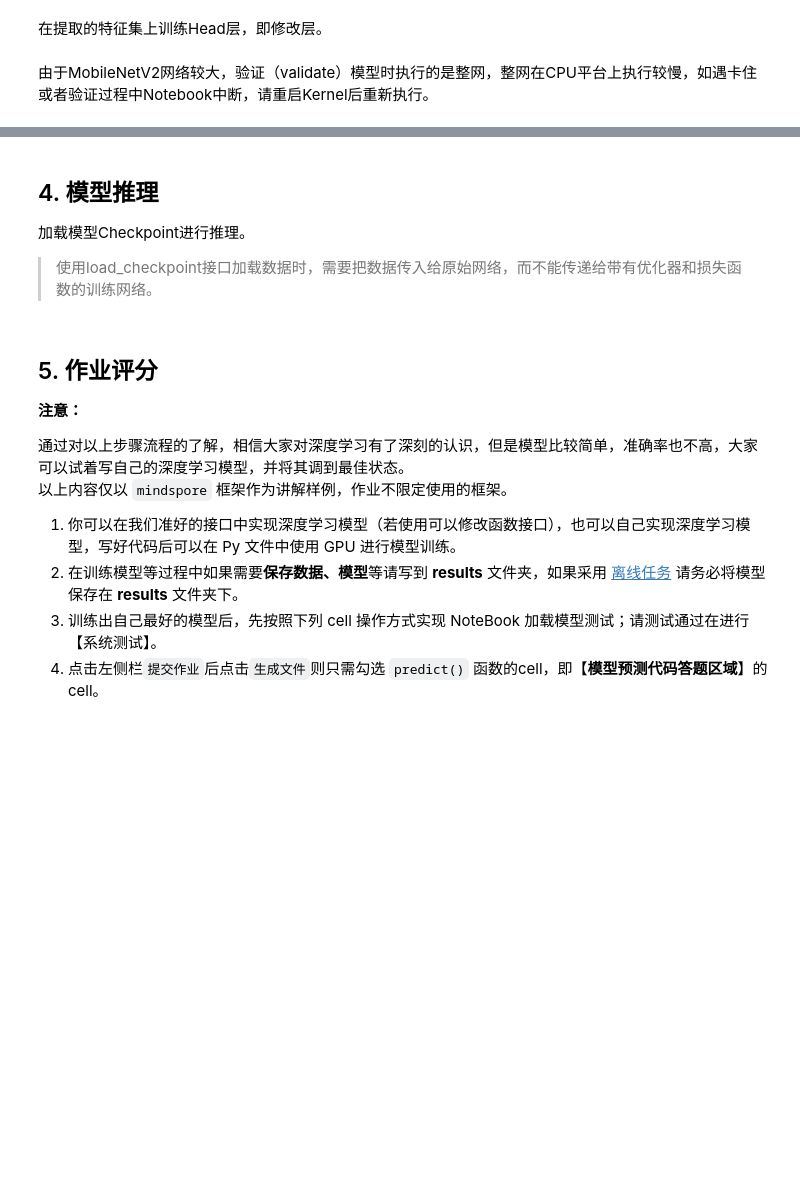
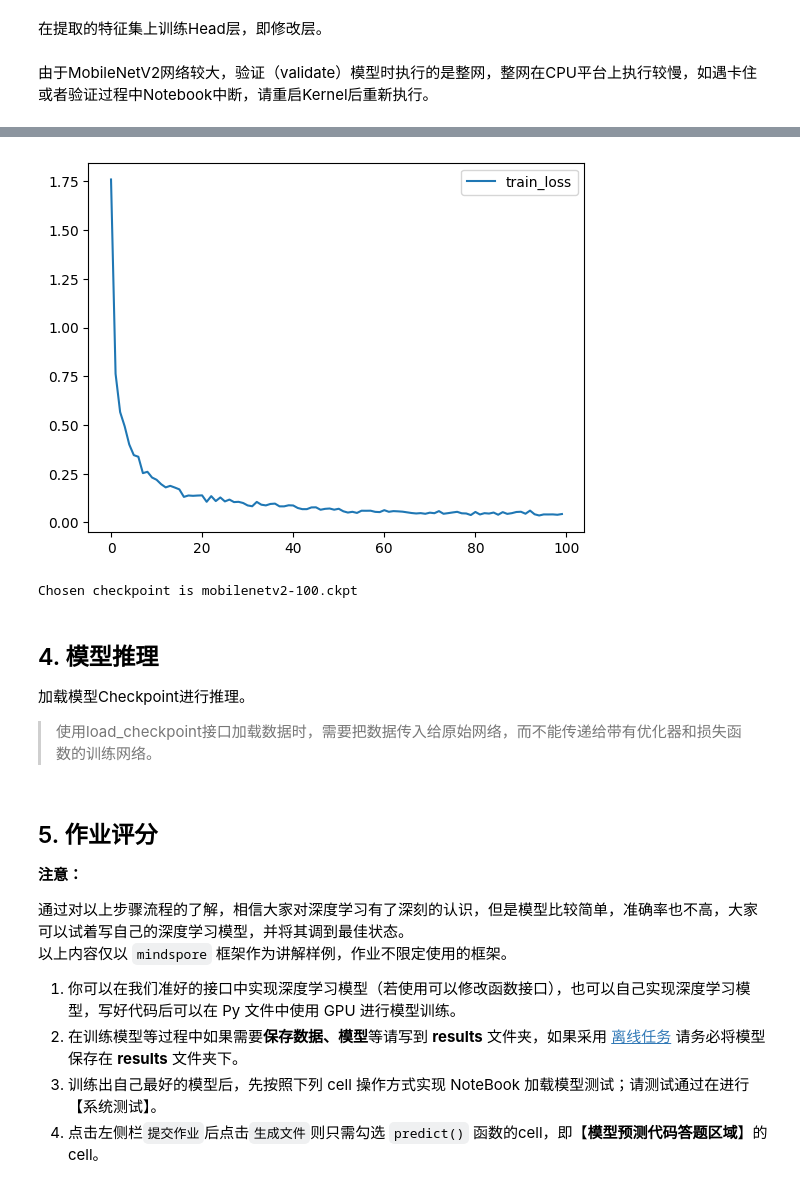
Before and after one commit to CodeTeamster/ai-homework, a Jupyter notebook: handwritting-garbage-classify/main.ipynb, the cells around one changed output, grey strips where cells are left out. Drawn from its saved outputs; the diff is of its cells as text; code cells hidden in the pictures; blank space fills up the shorter version.

```diff
--- a/handwritting-garbage-classify/main.ipynb
+++ b/handwritting-garbage-classify/main.ipynb
@@ -291,15 +320,30 @@ class MobileNetV2Head(nn.Cell):
         >>> MobileNetV2Head(num_classes=1000)
     """
 
-    def __init__(self, input_channel=1280, hw=7, num_classes=1000, reduction='mean', activation="None"):
+    def __init__(
+        self,
+        input_channel=1280,
+        hw=7,
+        num_classes=1000,
+        reduction='mean',
+        activation="None",
+        dropout_rate=0.0,
+    ):
         super(MobileNetV2Head, self).__init__()
         self.need_activation = True
+        self.dropout_rate = dropout_rate
+        if self.dropout_rate > 0.0:
+            self.dropout = nn.Dropout(p=dropout_rate)
+
         if reduction:
             self.flatten = GlobalPooling(reduction)
         else:
             self.flatten = nn.Flatten()
             input_channel = input_channel * hw * hw
-        self.dense = nn.Dense(input_channel, num_classes, weight_init='ones', has_bias=False)
+
+        self.fc1 = nn.Dense(input_channel, 512, weight_init='xavier_uniform')
+        self.fc2 = nn.Dense(512, num_classes, weight_init='xavier_uniform')
+
         if activation == "Sigmoid":
             self.activation = nn.Sigmoid()
         elif activation == "Softmax":
@@ -309,7 +353,10 @@ class MobileNetV2Head(nn.Cell):
 
     def construct(self, x):
         x = self.flatten(x)
-        x = self.dense(x)
+        if self.dropout_rate > 0.0:
+            x = self.dropout(x)
+        x = self.fc1(x)
+        x = self.fc2(x)
         if self.need_activation:
             x = self.activation(x)
         return x
@@ -367,15 +426,12 @@ def train_head():
 # %% [markdown]
 由于MobileNetV2网络较大，验证（validate）模型时执行的是整网，整网在CPU平台上执行较慢，如遇卡住或者验证过程中Notebook中断，请重启Kernel后重新执行。
 # %%
-if os.path.exists(config.save_ckpt_path):
-    shutil.rmtree(config.save_ckpt_path)
-os.makedirs(config.save_ckpt_path)
+if not os.path.exists(config.save_ckpt_path):
+    os.makedirs(config.save_ckpt_path)
 
 history = train_head()
 
 plt.plot(history, label='train_loss')
 plt.legend()
 plt.show()
-
-CKPT = f'mobilenetv2-{config.epochs}.ckpt'
-print("Chosen checkpoint is", CKPT)
+# %% [output]
@@ -382,3 +457,5 @@ print("Chosen checkpoint is", CKPT)
+[figure, added]
+Chosen checkpoint is mobilenetv2-100.ckpt
 # %% [markdown]
 ## 4. 模型推理
 
```
Also changed, not shown: parts of 11 cells of this notebook, 2 other files.
